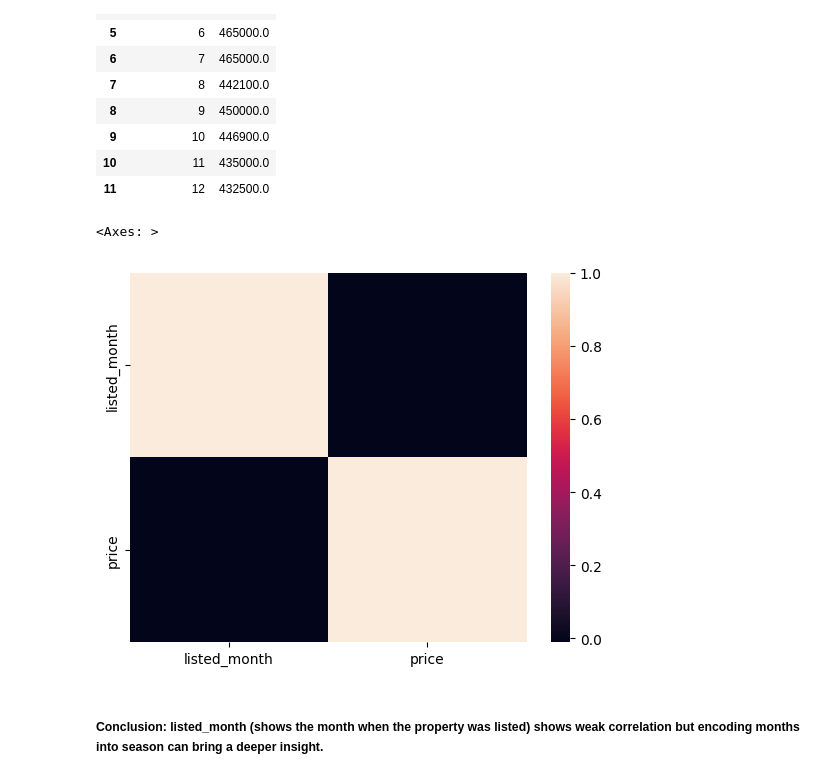
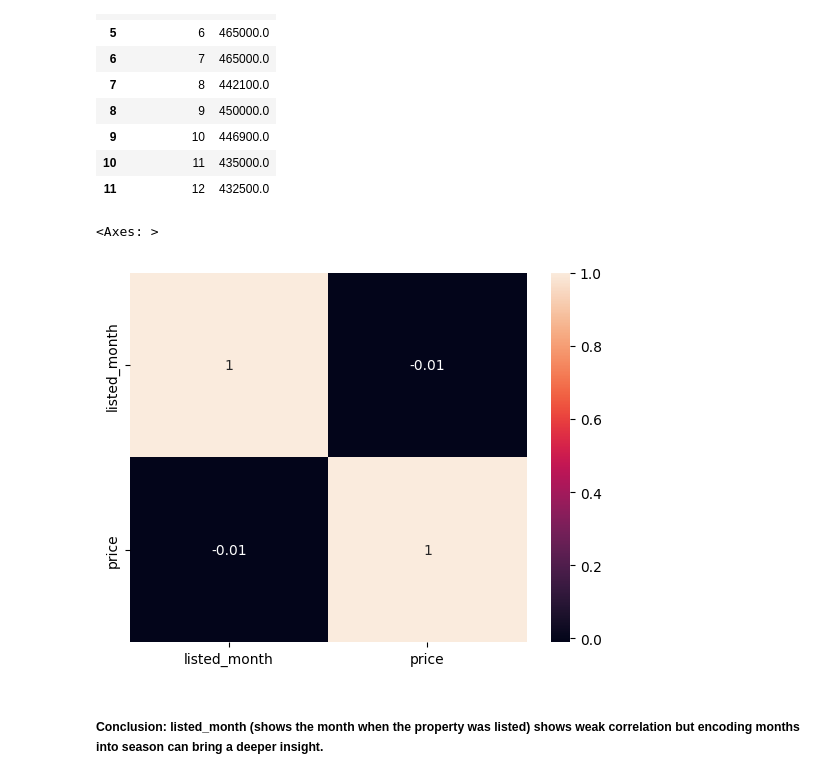
Before and after one commit to atharvadhumal03/HousingPrice-Prediction-MultipleRegression-Analysis, a Jupyter notebook: HousingPricePrediction_MLR.ipynb, the cells around one changed output. Cells and saved outputs as stored; diff of their text form; code cells hidden in the pictures.

```diff
--- a/HousingPricePrediction_MLR.ipynb
+++ b/HousingPricePrediction_MLR.ipynb
@@ -71,3 +71,6 @@ np.int64(0)
 df.duplicated().sum()
 # %% [output]
 np.int64(0)
+# %%
+df.drop(columns=['id'], inplace=True)
+df.head()
@@ -174,9 +184,9 @@ df.groupby('listed_month', as_index=False)['price'].median()
 | 10 | 11 | 435000.0 |
 | 11 | 12 | 432500.0 |
 # %%
-sns.heatmap(df[['listed_month', 'price']].corr())
+sns.heatmap(df[['listed_month', 'price']].corr(), annot=True)
 # %% [output]
 <Axes: >
-[figure, old version]
+[figure, new version]
 # %% [markdown]
 ##### Conclusion: listed_month (shows the month when the property was listed) shows weak correlation but encoding months into season can bring a deeper insight.
```
Also changed, not shown: parts of 15 cells of this notebook.
